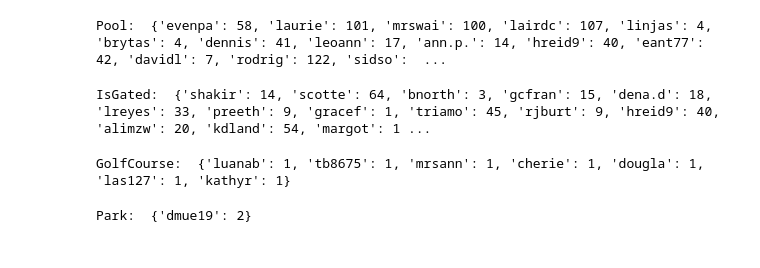
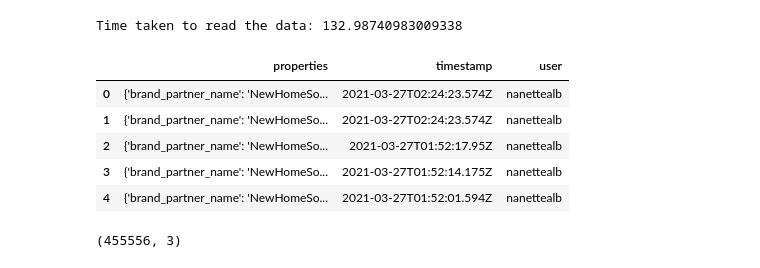
Before and after one commit to aakash05rana/DSTasks, a Jupyter notebook: dstask.ipynb, the cells around one changed output. Drawn from its saved outputs; the diff is of its cells as text; code cells hidden in the pictures.

```diff
--- a/dstask.ipynb
+++ b/dstask.ipynb
@@ -48,50 +1,21 @@ excel_df.head()
-# %%
-pool = {}
-isgated = {}
-golfcourse = {}
-park = {}
-
-# amenities considered [ park, pool, gated, golfcourse]
-
-for index, data in props.iteritems():
-    currDict = data['filters_applied']
-    try:
-        if(currDict.get('Pool') or currDict.get('pool')):
-            if excel_df.iloc[index]['user'] in pool:
-                pool[excel_df.iloc[index]['user']]+= 1
-            else:
-                pool[excel_df.iloc[index]['user']] = 1
-        if(currDict.get('gated') or currDict.get('Gated')):
-            if excel_df.iloc[index]['user'] in isgated:
-                isgated[excel_df.iloc[index]['user']]+= 1
-            else:
-                isgated[excel_df.iloc[index]['user']] = 1
-        if(currDict.get('parks') or currDict.get('Parks')):
-            if excel_df.iloc[index]['user'] in park:
-                park[excel_df.iloc[index]['user']]+= 1
-            else:
-                park[excel_df.iloc[index]['user']] = 1
-        if(currDict.get('GolfCourse') or currDict.get('GolfCourse')):
-            if excel_df.iloc[index]['user'] in park:
-                golfcourse[excel_df.iloc[index]['user']]+= 1
-            else:
-                golfcourse[excel_df.iloc[index]['user']] = 1
-    except:
-        print('Some error occured!')
-        pass
-
-print('Pool: ', pool)
-# %% [output]
-Pool:  {'evenpa': 58, 'laurie': 101, 'mrswai': 100, 'lairdc': 107, 'linjas': 4, 'brytas': 4, 'dennis': 41, 'leoann': 17, 'ann.p.': 14, 'hreid9': 40, 'eant77': 42, 'davidl': 7, 'rodrig': 122, 'sidso':  ...
-# %%
-print('IsGated: ', isgated)
-# %% [output]
-IsGated:  {'shakir': 14, 'scotte': 64, 'bnorth': 3, 'gcfran': 15, 'dena.d': 18, 'lreyes': 33, 'preeth': 9, 'gracef': 1, 'triamo': 45, 'rjburt': 9, 'hreid9': 40, 'alimzw': 20, 'kdland': 54, 'margot': 1 ...
-# %%
-print('GolfCourse: ', golfcourse)
-# %% [output]
-GolfCourse:  {'luanab': 1, 'tb8675': 1, 'mrsann': 1, 'cherie': 1, 'dougla': 1, 'las127': 1, 'kathyr': 1}
-# %%
-print('Park: ', park)
-# %% [output]
-Park:  {'dmue19': 2}
+# %%
+import pandas as pd
+import time
+fields = ['user', 'properties', 'timestamp']
+startTime = time.time()
+excel_df = pd.read_excel('Pandas_exercise_Marpart1.xlsx', usecols=fields)
+endTime = time.time()
+print('Time taken to read the data:', endTime - startTime)
+excel_df.head()
+# %% [output]
+Time taken to read the data: 132.98740983009338
+|  | properties | timestamp | user |
+| 0 | {'brand_partner_name': 'NewHomeSo... | 2021-03-27T02:24:23.574Z | nanettealb |
+| 1 | {'brand_partner_name': 'NewHomeSo... | 2021-03-27T02:24:23.574Z | nanettealb |
+| 2 | {'brand_partner_name': 'NewHomeSo... | 2021-03-27T01:52:17.95Z | nanettealb |
+| 3 | {'brand_partner_name': 'NewHomeSo... | 2021-03-27T01:52:14.175Z | nanettealb |
+| 4 | {'brand_partner_name': 'NewHomeSo... | 2021-03-27T01:52:01.594Z | nanettealb |
+# %%
+excel_df.shape
+# %% [output]
+(455556, 3)
```
Also changed, not shown: parts of 39 cells of this notebook, 2 other files.
